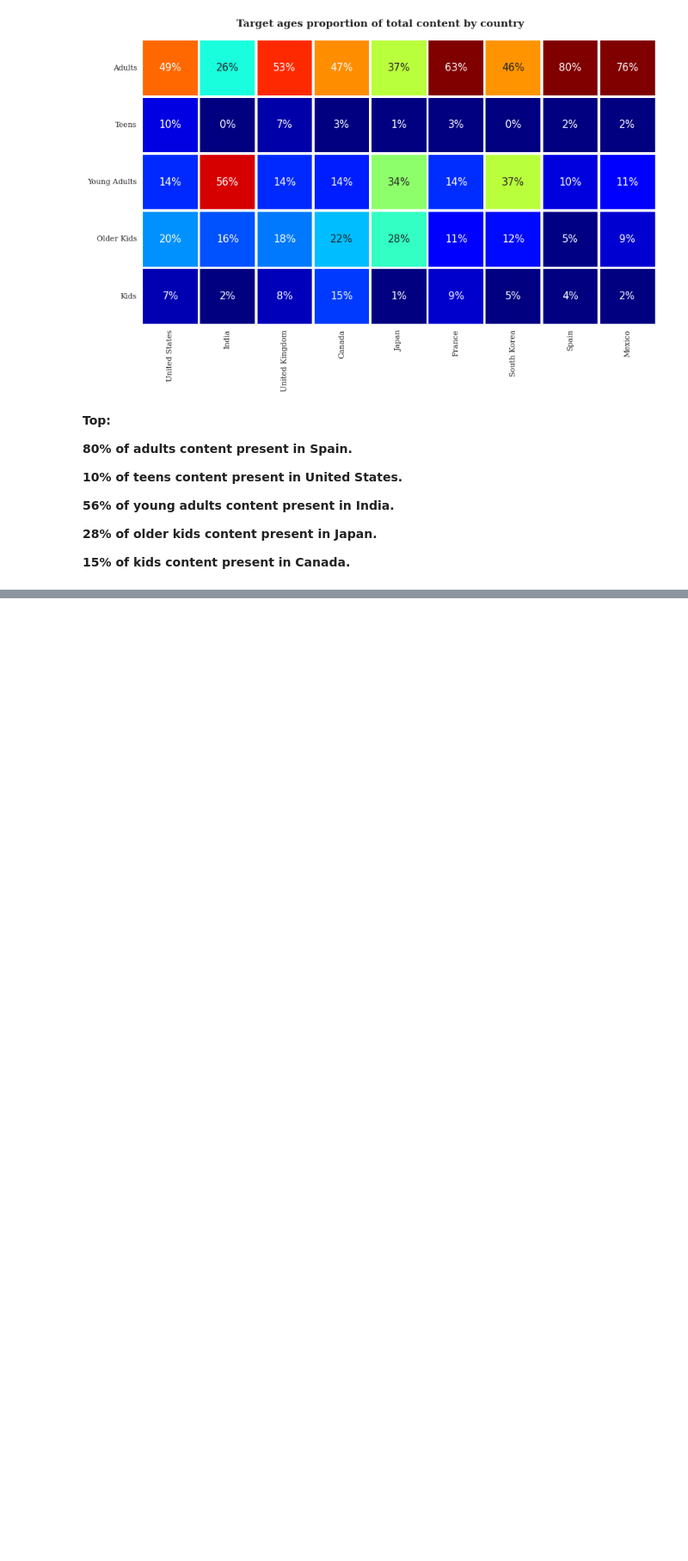
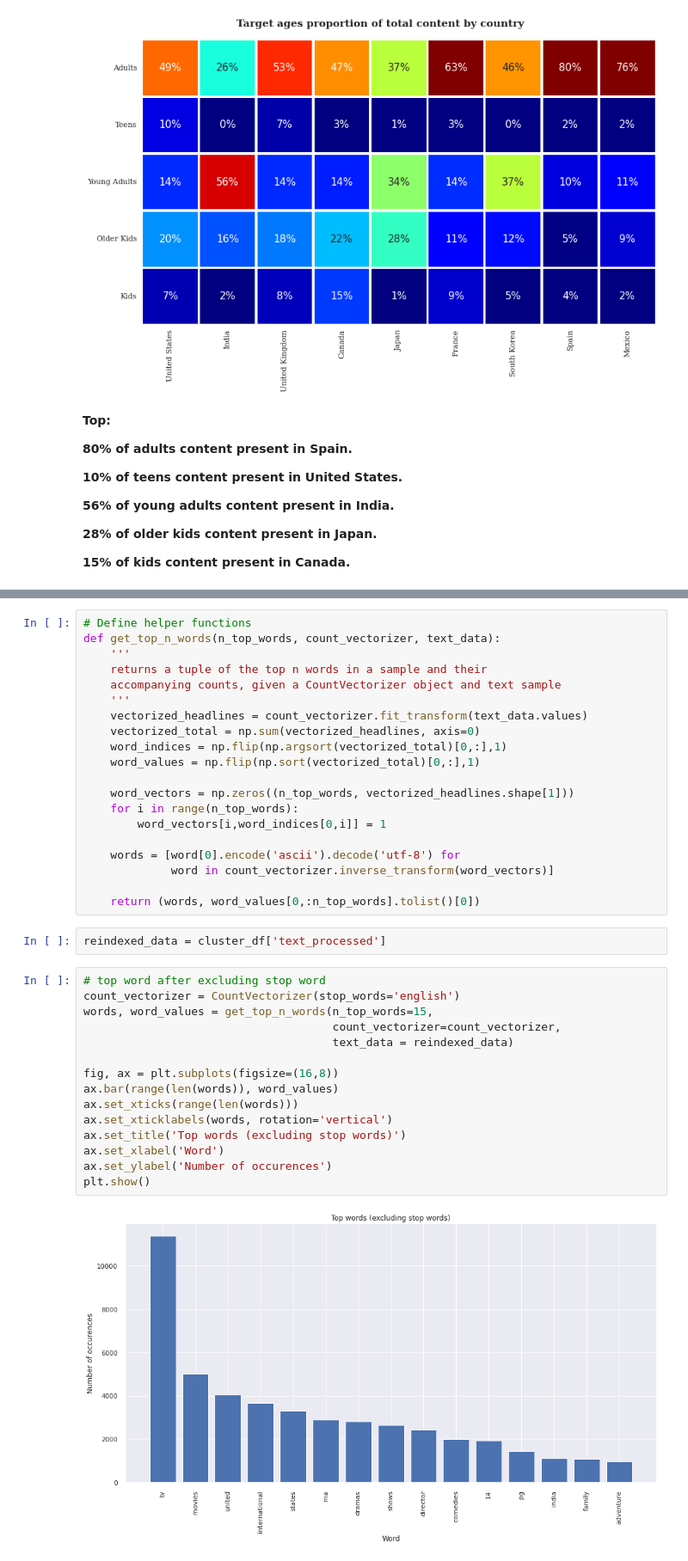
Before and after one commit to Bhushan271098/NETFLIX-MOVIES-AND-TV-SHOWS-CLUSTERING, a Jupyter notebook: Copy_of_NETFLIX_MOVIES_AND_TV_SHOWS_CLUSTERING.ipynb, the cells around one changed output, grey strips where cells are left out. Shown at 86% size. Saved outputs shown, nothing was run; the diff lists cells and outputs as text; blank space fills up the shorter version.

```diff
--- a/Copy_of_NETFLIX_MOVIES_AND_TV_SHOWS_CLUSTERING.ipynb
+++ b/Copy_of_NETFLIX_MOVIES_AND_TV_SHOWS_CLUSTERING.ipynb
@@ -866,0 +978,39 @@ plt.show()
+# %%
+# Define helper functions
+def get_top_n_words(n_top_words, count_vectorizer, text_data):
+    '''
+    returns a tuple of the top n words in a sample and their
+    accompanying counts, given a CountVectorizer object and text sample
+    '''
+    vectorized_headlines = count_vectorizer.fit_transform(text_data.values)
+    vectorized_total = np.sum(vectorized_headlines, axis=0)
+    word_indices = np.flip(np.argsort(vectorized_total)[0,:],1)
+    word_values = np.flip(np.sort(vectorized_total)[0,:],1)
+
+    word_vectors = np.zeros((n_top_words, vectorized_headlines.shape[1]))
+    for i in range(n_top_words):
+        word_vectors[i,word_indices[0,i]] = 1
+
+    words = [word[0].encode('ascii').decode('utf-8') for
+             word in count_vectorizer.inverse_transform(word_vectors)]
+
+    return (words, word_values[0,:n_top_words].tolist()[0])
+# %%
+reindexed_data = cluster_df['text_processed']
+# %%
+# top word after excluding stop word
+count_vectorizer = CountVectorizer(stop_words='english')
+words, word_values = get_top_n_words(n_top_words=15,
+                                     count_vectorizer=count_vectorizer,
+                                     text_data = reindexed_data)
+
+fig, ax = plt.subplots(figsize=(16,8))
+ax.bar(range(len(words)), word_values)
+ax.set_xticks(range(len(words)))
+ax.set_xticklabels(words, rotation='vertical')
+ax.set_title('Top words (excluding stop words)')
+ax.set_xlabel('Word')
+ax.set_ylabel('Number of occurences')
+plt.show()
+# %% [output]
+[figure, added]
```
Also changed, not shown: parts of 20 cells of this notebook.
